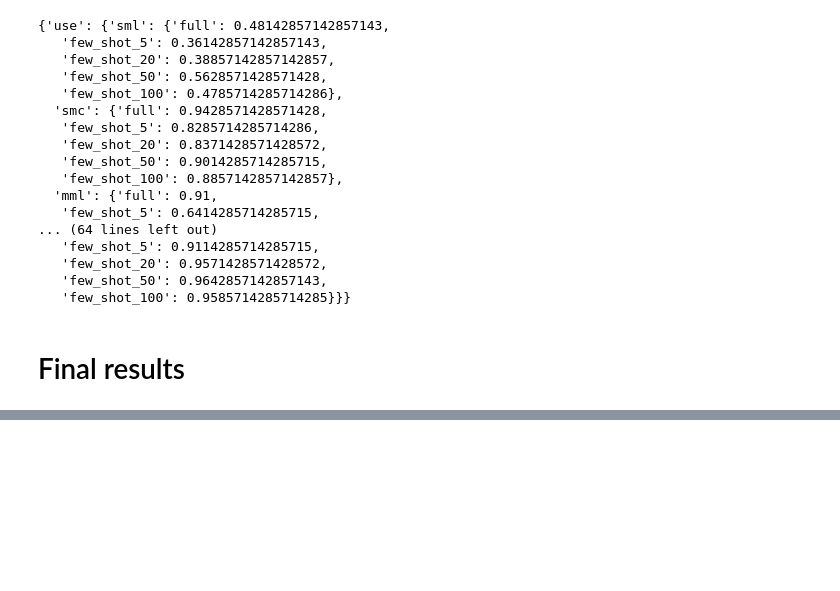
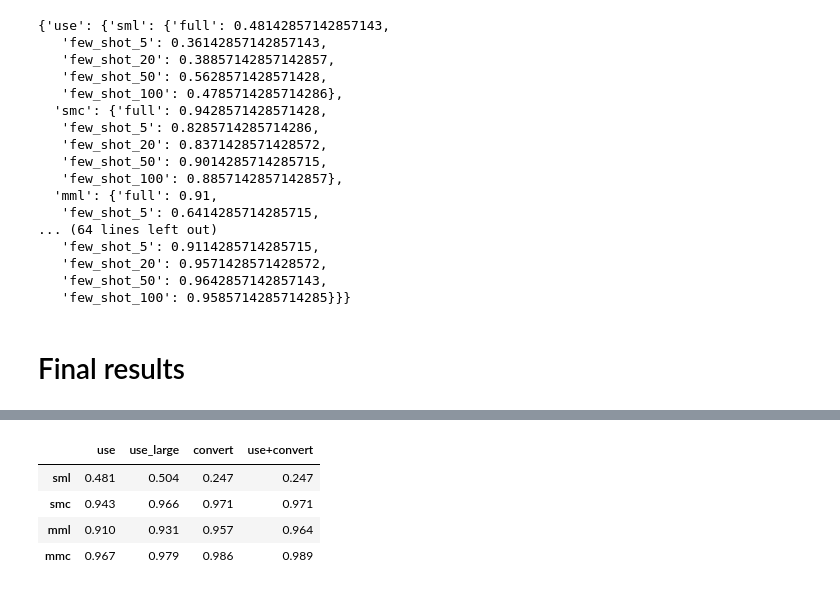
Before and after one commit to danchern97/intent_detection, a Jupyter notebook: Tests.ipynb, the cells around one changed output, grey strips where cells are left out. Cells and saved outputs as stored; diff of their text form; code cells hidden in the pictures; blank space fills up the shorter version.

```diff
--- a/Tests.ipynb
+++ b/Tests.ipynb
@@ -505,0 +518,16 @@ json.dump(results, open("data/results.json", 'w'))
+# %%
+def make_table(data):
+    table_results = {}
+    for encoder_name in data:
+        table_results[encoder_name] = {
+            key:round(value['full'], 3) for key, value in data[encoder_name].items()
+        }
+    return pd.DataFrame.from_dict(table_results)
+# %%
+make_table(results['snips'])
+# %% [output]
+|  | use | use_large | convert | use+convert |
+| sml | 0.481 | 0.504 | 0.247 | 0.247 |
+| smc | 0.943 | 0.966 | 0.971 | 0.971 |
+| mml | 0.910 | 0.931 | 0.957 | 0.964 |
+| mmc | 0.967 | 0.979 | 0.986 | 0.989 |
```
Also changed, not shown: parts of 10 cells of this notebook.
